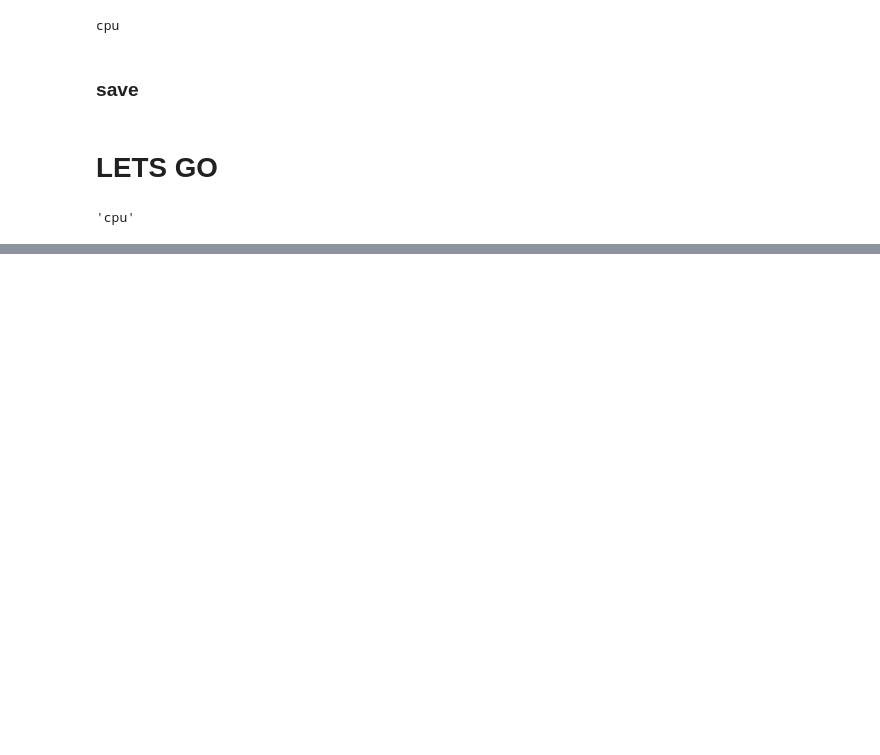
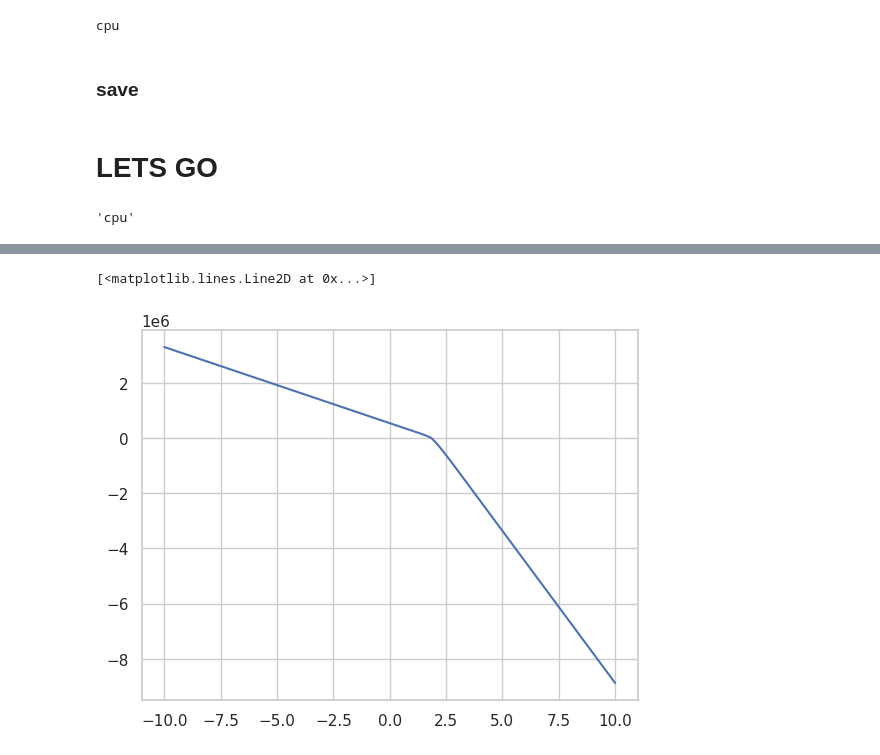
Before and after one commit to voorhs/wordle-rl, a Jupyter notebook: embeddings_develop.ipynb, the cells around one changed output, grey strips where cells are left out. Cells and saved outputs as stored; diff of their text form; code cells hidden in the pictures; blank space fills up the shorter version.

```diff
--- a/embeddings_develop.ipynb
+++ b/embeddings_develop.ipynb
@@ -152,22 +145,21 @@ def experiment(answers, guesses, n_batches, n_batches_warm):
     agent = Agent(
         state_size=env.state.size,
         action_instance=ActionEmbedding(vocabulary=guesses, emb_size=10),
-        replay_buffer=ReplayBuffer(state_size=env.state.size, batch_size=4),
-        optimize_interval=2
+        replay_buffer=ReplayBuffer(state_size=env.state.size),
+        optimize_interval=8
     )
 
     trainer = Trainer(
-        env_list[0], agent,
+        env_list, agent,
         n_batches=n_batches,
         n_batches_warm=n_batches_warm,
-        is_parallel=False,
     )
 
-    res = trainer.train(eps_decay=0.99, nickname=f'embtest-{len(answers)}-{len(guesses)}')
-    return res
+    res = trainer.train(eps_decay=0.99, eps_start=0, eps_end=0, nickname=f'embtest-{len(answers)}-{len(guesses)}')
+    return agent.qnetwork_local
 # %%
-experiment(
+model = experiment(
     answers_10_100, guesses_10_100,
-    n_batches=200, n_batches_warm=50,
+    n_batches=8, n_batches_warm=8,
 )
 # %% [output]
@@ -179,0 +183,27 @@ KeyboardInterrupt:
+# %%
+import torch
+
+n_samples = 300
+state_size = model.state_size
+emb_size = model.emb_size
+n_samples = 300
+
+s_same = torch.tile(torch.randn(1, state_size), dims=[n_samples, 1])
+a_grid = torch.tile(torch.randn(1, emb_size), dims=[n_samples, 1])
+# %%
+i_coord = 0
+left = -10
+right = 10
+
+a_grid[:, i_coord] = torch.linspace(left, right, n_samples)
+qfunc, a = model.forward(s_same, a_grid * 100)
+# %%
+import matplotlib.pyplot as plt
+
+a_grid = a_grid.detach().squeeze()
+qfunc = qfunc.detach().squeeze()
+
+plt.plot(a_grid[:, i_coord], qfunc)
+# %% [output]
+[<matplotlib.lines.Line2D at 0x...>]
+[figure, added]
```
Also changed, not shown: parts of 10 cells of this notebook, 3 other files.
